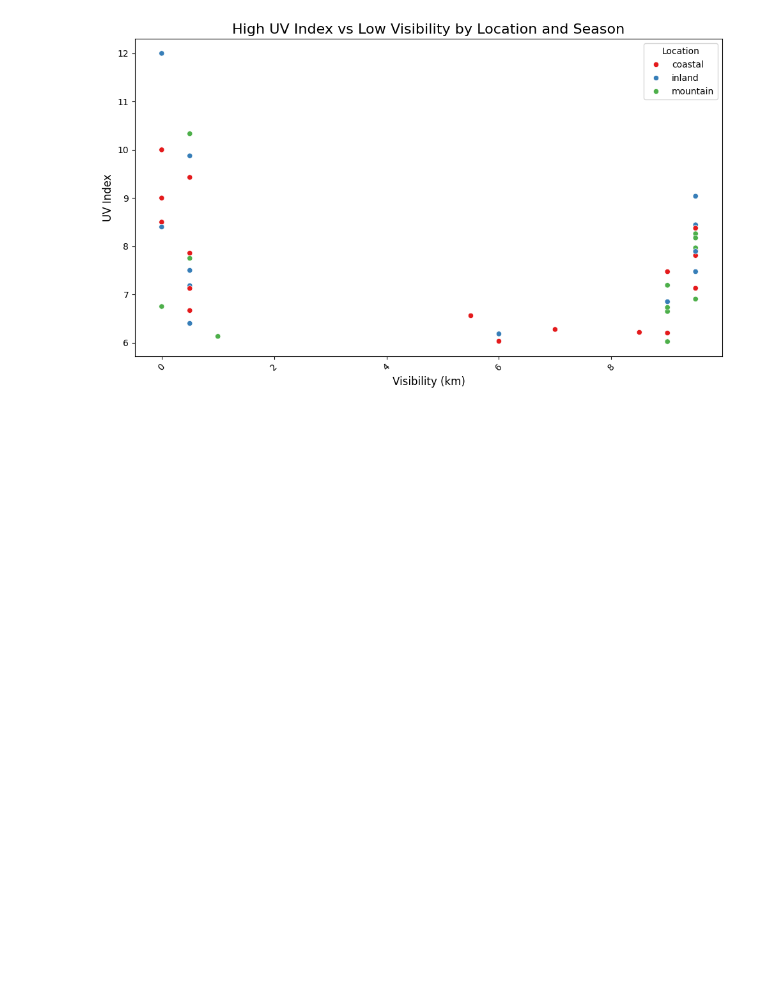
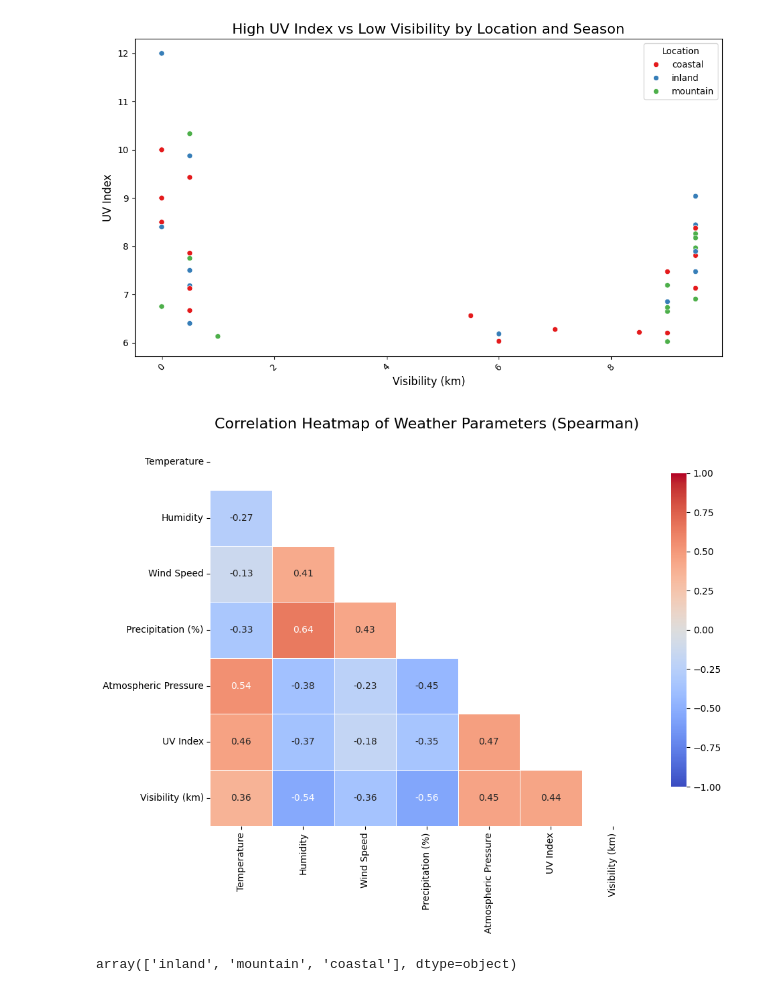
Before and after one commit to Farazmghm/Business-Machine-Learning-and-EDA, a Jupyter notebook: weather_prediction.ipynb, the cells around one changed output. Drawn from its saved outputs; the diff is of its cells as text; code cells hidden in the pictures; blank space fills up the shorter version.

```diff
--- a/weather_prediction.ipynb
+++ b/weather_prediction.ipynb
@@ -589,3 +589,27 @@ plt.tight_layout()
 plt.show()
 # %% [output]
 [figure]
+# %%
+df_weather=df[['Temperature','Humidity','Wind Speed','Precipitation (%)','Atmospheric Pressure','UV Index','Visibility (km)']]
+corr_weather=df_weather.corr(method='spearman')
+mask = np.triu(np.ones_like(corr_weather, dtype=bool))
+
+# Set up the matplotlib figure
+plt.figure(figsize=(10, 8))
+
+# Draw the heatmap with the mask and correct aspect ratio
+sns.heatmap(corr_weather, mask=mask, annot=True, cmap='coolwarm', fmt='.2f',
+            linewidths=0.5, cbar_kws={"shrink": 0.8}, vmin=-1, vmax=1)
+
+# Add titles and labels
+plt.title('Correlation Heatmap of Weather Parameters (Spearman)', fontsize=16)
+plt.tight_layout()
+
+# Show the plot
+plt.show()
+# %% [output]
+[figure, added]
+# %%
+df['Location'].unique()
+# %% [output]
+array(['inland', 'mountain', 'coastal'], dtype=object)
```
Also changed, not shown: parts of 4 cells of this notebook.
